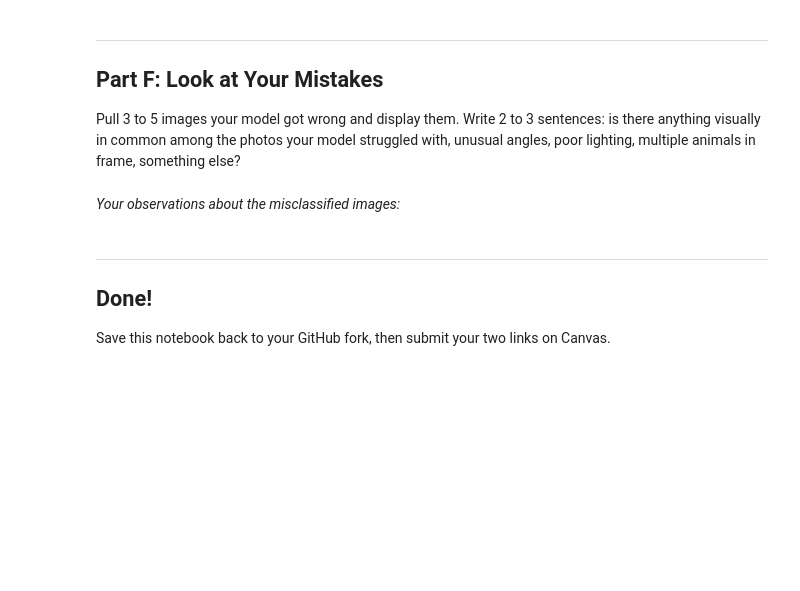
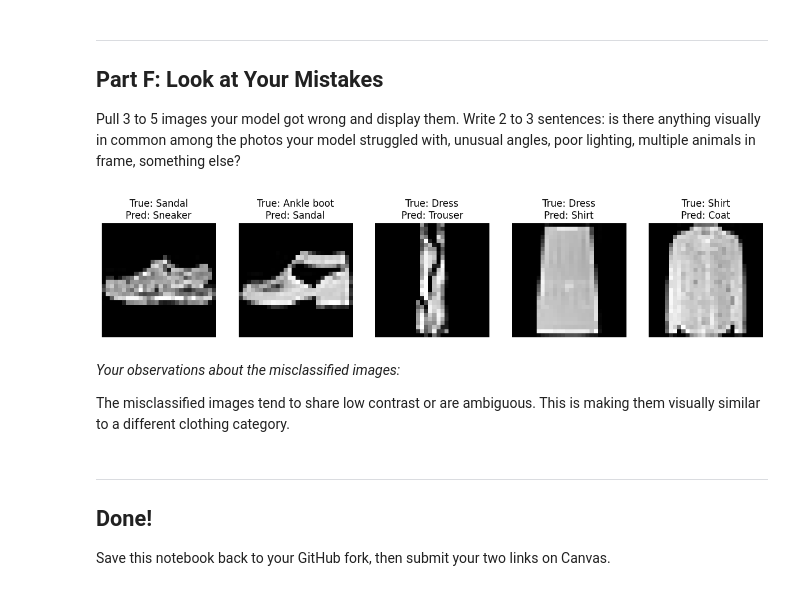
Before and after one commit to Darren-S-IT/IT480-FA26, a Jupyter notebook: Lab2/Lab2_CNN_PetFinder_Starter.ipynb, the cells around one changed output. Drawn from its saved outputs; the diff is of its cells as text; code cells hidden in the pictures; blank space fills up the shorter version.

```diff
--- a/Lab2/Lab2_CNN_PetFinder_Starter.ipynb
+++ b/Lab2/Lab2_CNN_PetFinder_Starter.ipynb
@@ -205,8 +255,21 @@ Report a confusion matrix for your improved model. Are Dogs or Cats more often m
 Pull 3 to 5 images your model got wrong and display them. Write 2 to 3 sentences: is there anything visually in common among the photos your model struggled with, unusual angles, poor lighting, multiple animals in frame, something else?
 # %%
 # Find and display misclassified images here
+
+wrong_idx = np.where(y_pred != y_true)[0][:5]
+
+fig, axes = plt.subplots(1, len(wrong_idx), figsize=(15,3))
+for ax, idx in zip(axes, wrong_idx):
+    ax.imshow(x_test[idx].reshape(28,28), cmap='gray')
+    ax.set_title(f"True: {class_names[y_true[idx]]}\nPred: {class_names[y_pred[idx]]}")
+    ax.axis('off')
+plt.show()
+# %% [output]
+[figure, added]
 # %% [markdown]
 *Your observations about the misclassified images:*
+
+The misclassified images tend to share low contrast or are ambiguous. This is making them visually similar to a different clothing category.
 # %% [markdown]
 ---
 ## Done!
```
Also changed, not shown: parts of 9 cells of this notebook.
